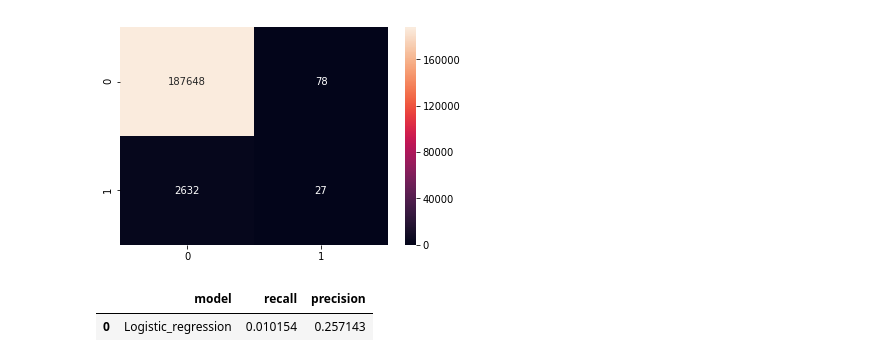
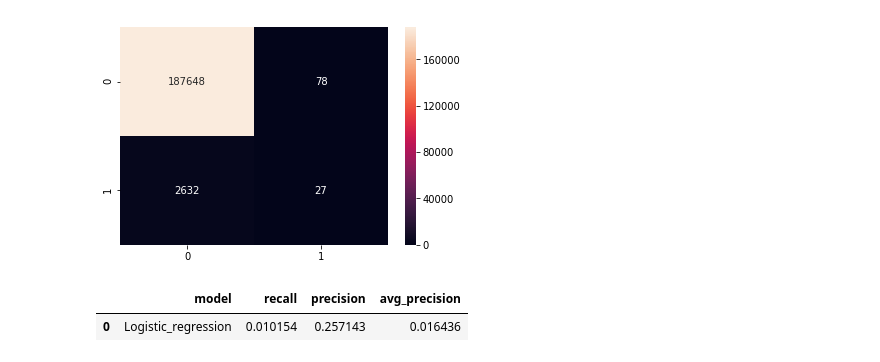
Before and after one commit to kskaran94/Sepsis_Identification, a Jupyter notebook: Feature_Engineering.ipynb, the cells around one changed output. Drawn from its saved outputs; the diff is of its cells as text; code cells hidden in the pictures.

```diff
--- a/Feature_Engineering.ipynb
+++ b/Feature_Engineering.ipynb
@@ -150,7 +151,8 @@ preprocess_trans_scale = make_column_transformer((cont_scale_pipeline,
 # %%
 def score_model(model, metric_list, y_true, y_pred):
   metric_dict = {'precision' :  precision_score, 'recall' : recall_score,
-                 'confusion_matrix' : confusion_matrix}
+                 'confusion_matrix' : confusion_matrix,
+                 'avg_precision': average_precision_score}
   df = pd.DataFrame()
   df['model'] = [model]
   for metric in metric_list:
@@ -191,7 +193,7 @@ sns.heatmap(conf_matrix, annot=True, fmt="d");
 # %% [output]
 [figure]
 # %%
-score_model('Logistic_regression', ['recall','precision'], df['actual'], df['pred'])
+score_model('Logistic_regression', ['recall','precision','avg_precision'], df['actual'], df['pred'])
 # %% [output]
-|  | model | recall | precision |
-| 0 | Logistic_regression | 0.010154 | 0.257143 |
+|  | model | recall | precision | avg_precision |
+| 0 | Logistic_regression | 0.010154 | 0.257143 | 0.016436 |
```
Also changed, not shown: parts of 3 cells of this notebook.
